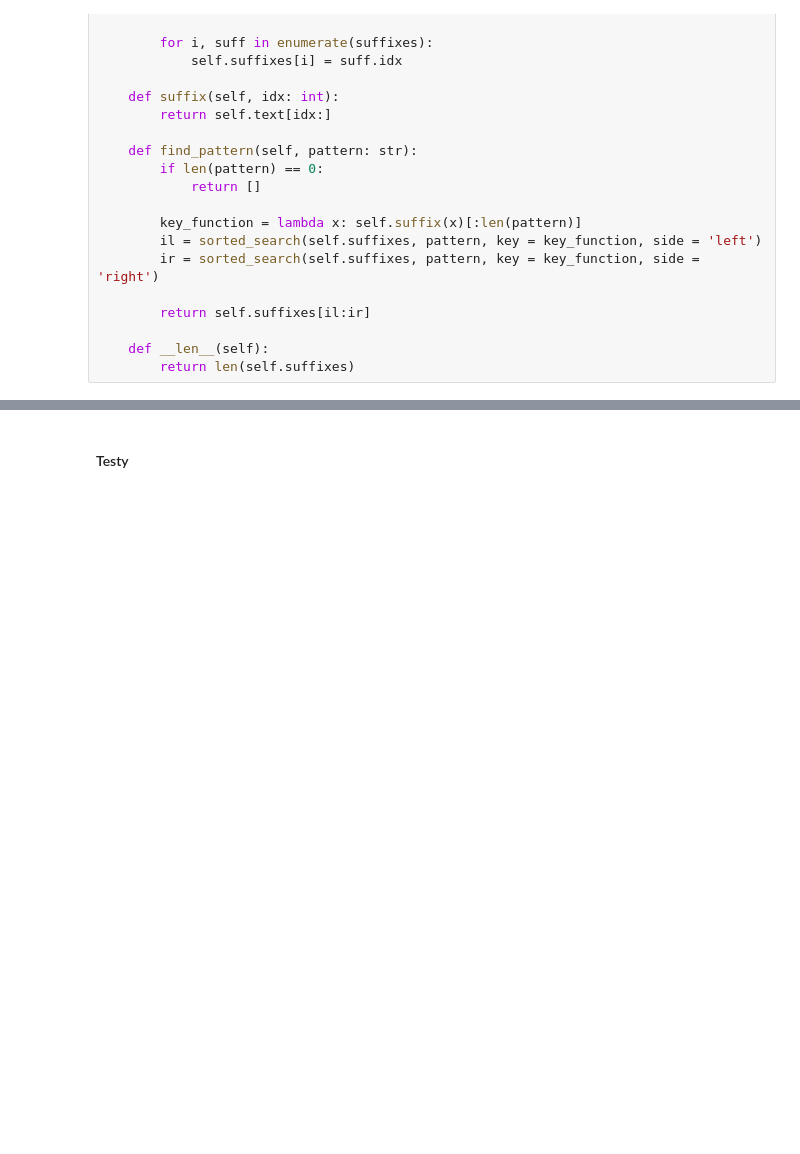
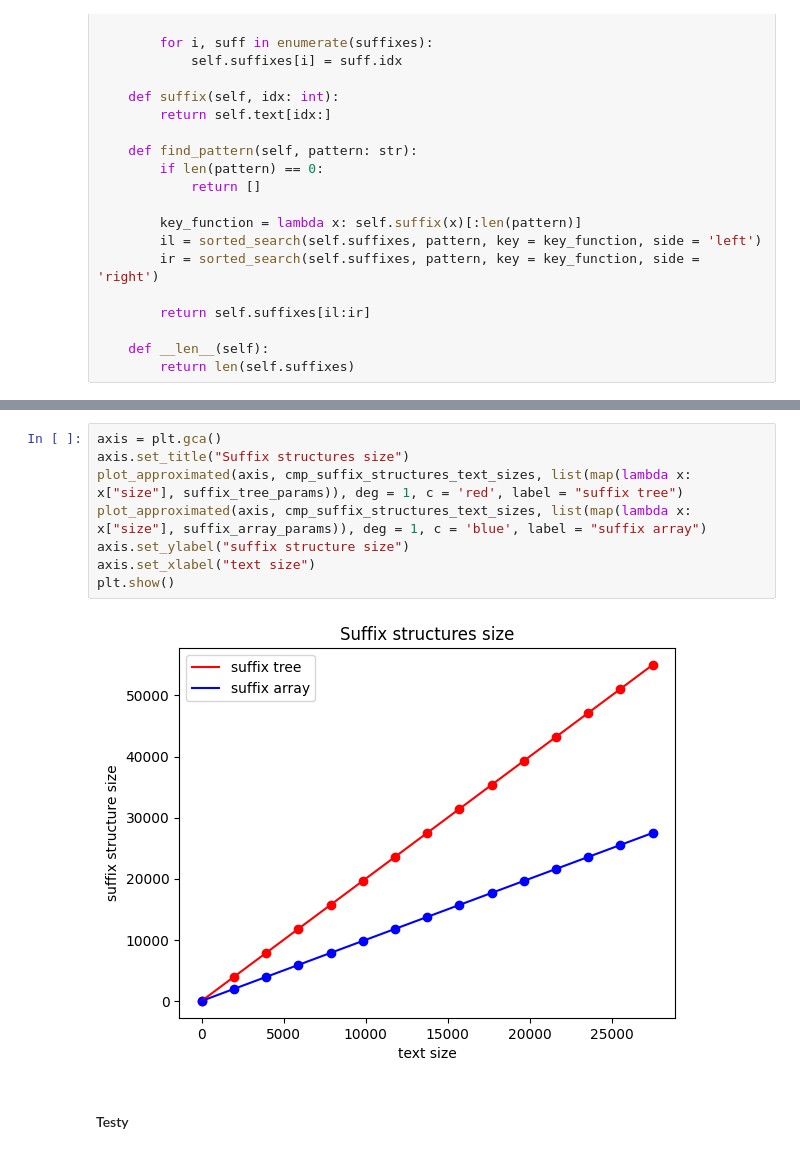
Before and after one commit to WSm-77/text_algorithms, a Jupyter notebook: lab4/wiktor_sedzimir_lab4.ipynb, the cells around one changed output, grey strips where cells are left out. Saved outputs shown, nothing was run; the diff lists cells and outputs as text; blank space fills up the shorter version.

```diff
--- a/lab4/wiktor_sedzimir_lab4.ipynb
+++ b/lab4/wiktor_sedzimir_lab4.ipynb
@@ -857,3 +873,13 @@ plt.show()
+# %%
+axis = plt.gca()
+axis.set_title("Suffix structures size")
+plot_approximated(axis, cmp_suffix_structures_text_sizes, list(map(lambda x: x["size"], suffix_tree_params)), deg = 1, c = 'red', label = "suffix tree")
+plot_approximated(axis, cmp_suffix_structures_text_sizes, list(map(lambda x: x["size"], suffix_array_params)), deg = 1, c = 'blue', label = "suffix array")
+axis.set_ylabel("suffix structure size")
+axis.set_xlabel("text size")
+plt.show()
+# %% [output]
+[figure, added]
 # %% [markdown]
 #### Testy
 # %%
```
Also changed, not shown: parts of 16 cells of this notebook.
